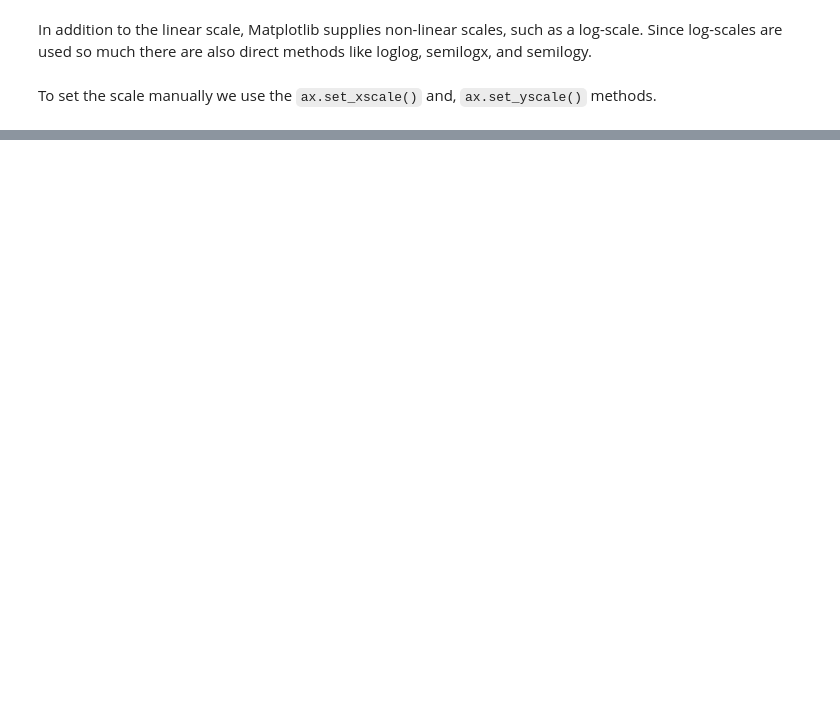
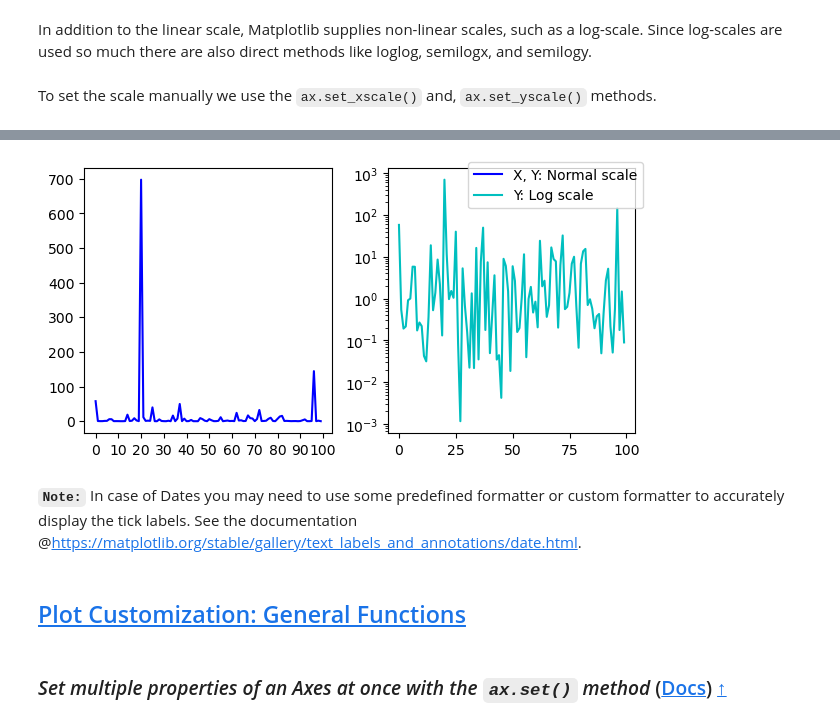
Before and after one commit to AindreaAjax/ML_Introduction, a Jupyter notebook: Data_Visualization/Matplotlib_Basics/03_axis_scales_and_ticks.ipynb, the cells around one changed output, grey strips where cells are left out. Cells and saved outputs as stored; diff of their text form; code cells hidden in the pictures; blank space fills up the shorter version.

```diff
--- a/Data_Visualization/Matplotlib_Basics/03_axis_scales_and_ticks.ipynb
+++ b/Data_Visualization/Matplotlib_Basics/03_axis_scales_and_ticks.ipynb
@@ -41,0 +60,14 @@ Each Axis has a tick locator and formatter that choose where along the Axis obje
+# %%
+plt.sca(ax00)
+
+ax00.set_xticks(ticks=np.arange(0, 110, 10), labels=np.arange(0, 110, 10))
+
+plt.show()
+# %% [output]
+[figure, added]
+# %% [markdown]
+**`Note:`** In case of Dates you may need to use some predefined formatter or custom formatter to accurately display the tick labels. See the documentation @https://matplotlib.org/stable/gallery/text_labels_and_annotations/date.html.
+# %% [markdown]
+## <a id='toc4_'></a>[Plot Customization: General Functions](#toc0_)
+# %% [markdown]
+### <a id='toc4_1_'></a>*Set multiple properties of an Axes at once with the `ax.set()` method* ([Docs](https://matplotlib.org/stable/api/_as_gen/matplotlib.axes.Axes.set.html)) [&#8593;](#toc0_)
```
Also changed, not shown: parts of 12 cells of this notebook.
